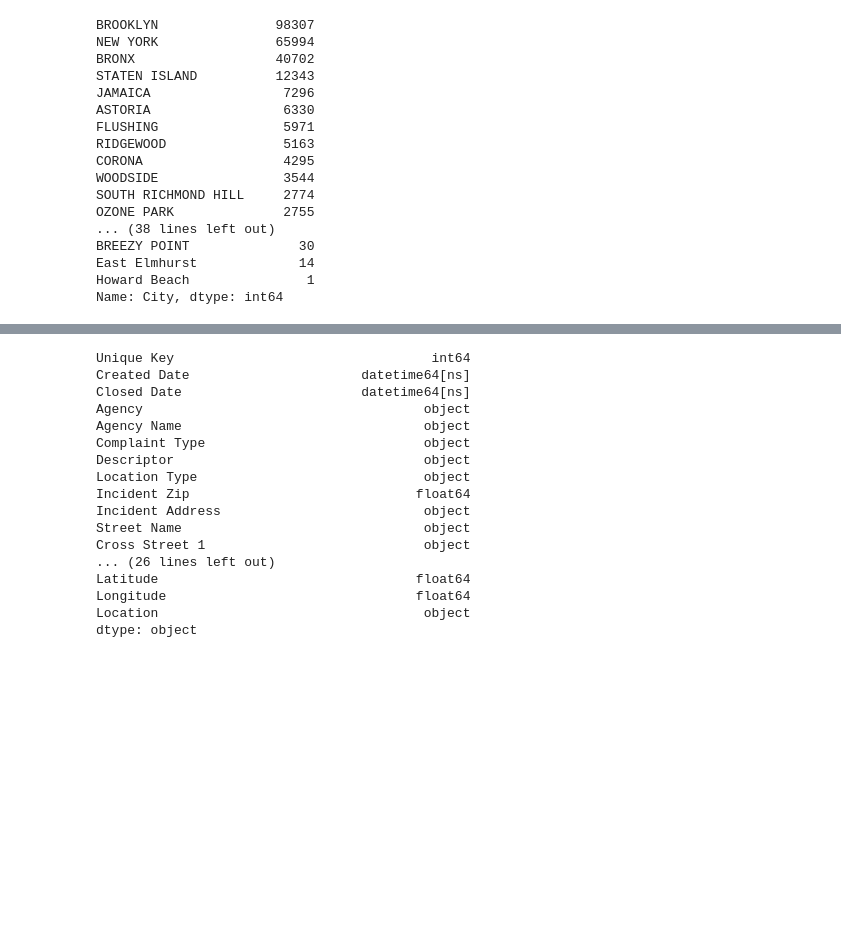
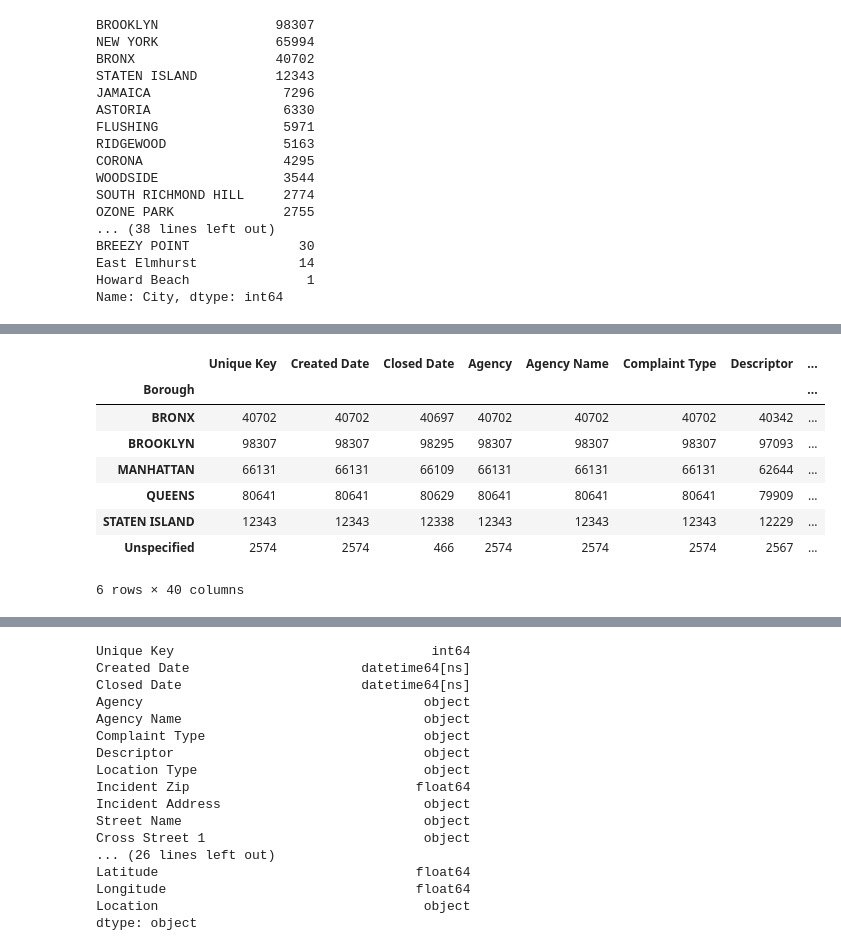
Before and after one commit to anw1986/Customer-Service-Requests-Analysis, a Jupyter notebook: analysis.ipynb, the cells around one changed output, grey strips where cells are left out. Saved outputs shown, nothing was run; the diff lists cells and outputs as text; code cells hidden in the pictures; blank space fills up the shorter version.

```diff
--- a/analysis.ipynb
+++ b/analysis.ipynb
@@ -246,0 +309,12 @@ Name: City, dtype: int64
+# %%
+df_subset.groupby(['Borough']).count()
+# %% [output]
+|  | Unique Key | Created Date | Closed Date | Agency | Agency Name | Complaint Type | Descriptor | ... |
+| Borough |  |  |  |  |  |  |  | ... |
+| BRONX | 40702 | 40702 | 40697 | 40702 | 40702 | 40702 | 40342 | ... |
+| BROOKLYN | 98307 | 98307 | 98295 | 98307 | 98307 | 98307 | 97093 | ... |
+| MANHATTAN | 66131 | 66131 | 66109 | 66131 | 66131 | 66131 | 62644 | ... |
+| QUEENS | 80641 | 80641 | 80629 | 80641 | 80641 | 80641 | 79909 | ... |
+| STATEN ISLAND | 12343 | 12343 | 12338 | 12343 | 12343 | 12343 | 12229 | ... |
+| Unspecified | 2574 | 2574 | 466 | 2574 | 2574 | 2574 | 2567 | ... |
+6 rows × 40 columns
```
Also changed, not shown: parts of 19 cells of this notebook, 1 other file.
